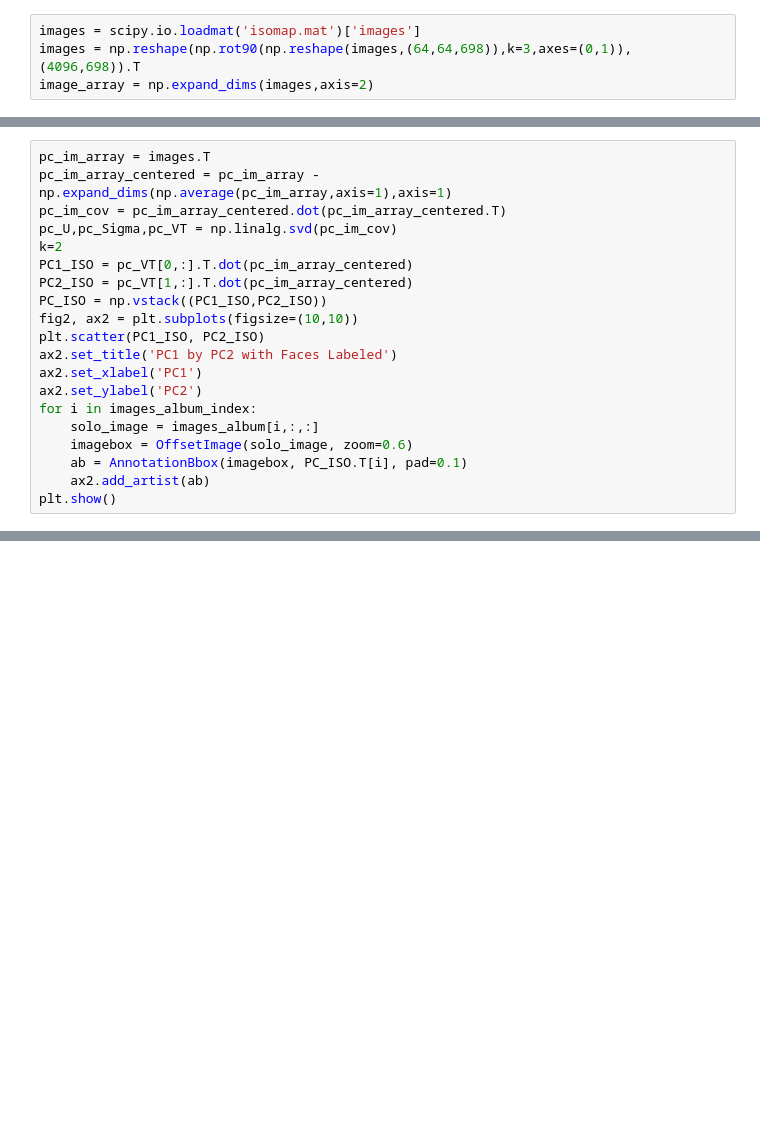
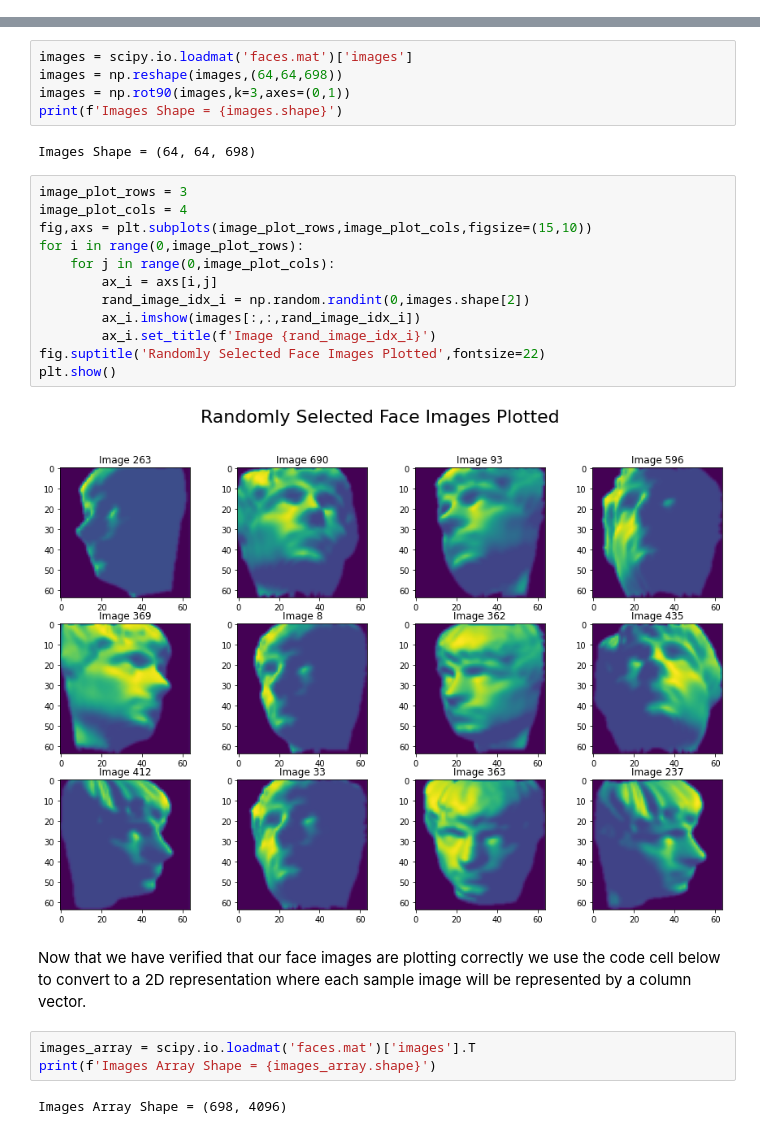
Before and after one commit to EvanJ3/Isomap-Facial-Orientation, a Jupyter notebook: Isomap_Faces.ipynb, the cells around one changed output, grey strips where cells are left out. Cells and saved outputs as stored; diff of their text form; blank space fills up the shorter version.

```diff
--- a/Isomap_Faces.ipynb
+++ b/Isomap_Faces.ipynb
@@ -16,4 +0,0 @@ The file isomap.mat contains 698 images, corresponding to different poses of the
-# %%
-images = scipy.io.loadmat('isomap.mat')['images']
-images = np.reshape(np.rot90(np.reshape(images,(64,64,698)),k=3,axes=(0,1)),(4096,698)).T
-image_array = np.expand_dims(images,axis=2)
@@ -148,20 +0,0 @@ We can directly compare the performance of non-linear reduction methods like Iso
-# %%
-pc_im_array = images.T
-pc_im_array_centered = pc_im_array - np.expand_dims(np.average(pc_im_array,axis=1),axis=1)
-pc_im_cov = pc_im_array_centered.dot(pc_im_array_centered.T)
-pc_U,pc_Sigma,pc_VT = np.linalg.svd(pc_im_cov)
-k=2
-PC1_ISO = pc_VT[0,:].T.dot(pc_im_array_centered)
-PC2_ISO = pc_VT[1,:].T.dot(pc_im_array_centered)
-PC_ISO = np.vstack((PC1_ISO,PC2_ISO))
-fig2, ax2 = plt.subplots(figsize=(10,10))
-plt.scatter(PC1_ISO, PC2_ISO)
-ax2.set_title('PC1 by PC2 with Faces Labeled')
-ax2.set_xlabel('PC1')
-ax2.set_ylabel('PC2')
-for i in images_album_index:
-    solo_image = images_album[i,:,:]
-    imagebox = OffsetImage(solo_image, zoom=0.6)
-    ab = AnnotationBbox(imagebox, PC_ISO.T[i], pad=0.1)
-    ax2.add_artist(ab)
-plt.show()
@@ -171,0 +38,28 @@ The PCA implementation gives a very similar result to that of Isomap with the Ma
+# %%
+images = scipy.io.loadmat('faces.mat')['images']
+images = np.reshape(images,(64,64,698))
+images = np.rot90(images,k=3,axes=(0,1))
+print(f'Images Shape = {images.shape}')
+# %% [output]
+Images Shape = (64, 64, 698)
+# %%
+image_plot_rows = 3
+image_plot_cols = 4
+fig,axs = plt.subplots(image_plot_rows,image_plot_cols,figsize=(15,10))
+for i in range(0,image_plot_rows):
+    for j in range(0,image_plot_cols):
+        ax_i = axs[i,j]
+        rand_image_idx_i = np.random.randint(0,images.shape[2])
+        ax_i.imshow(images[:,:,rand_image_idx_i])
+        ax_i.set_title(f'Image {rand_image_idx_i}')
+fig.suptitle('Randomly Selected Face Images Plotted',fontsize=22)
+plt.show()
+# %% [output]
+[figure, added]
+# %% [markdown]
+Now that we have verified that our face images are plotting correctly we use the code cell below to convert to a 2D representation where each sample image will be represented by a column vector.
+# %%
+images_array = scipy.io.loadmat('faces.mat')['images'].T
+print(f'Images Array Shape = {images_array.shape}')
+# %% [output]
+Images Array Shape = (698, 4096)
```
Also changed, not shown: parts of 38 cells of this notebook, 7 other files.
